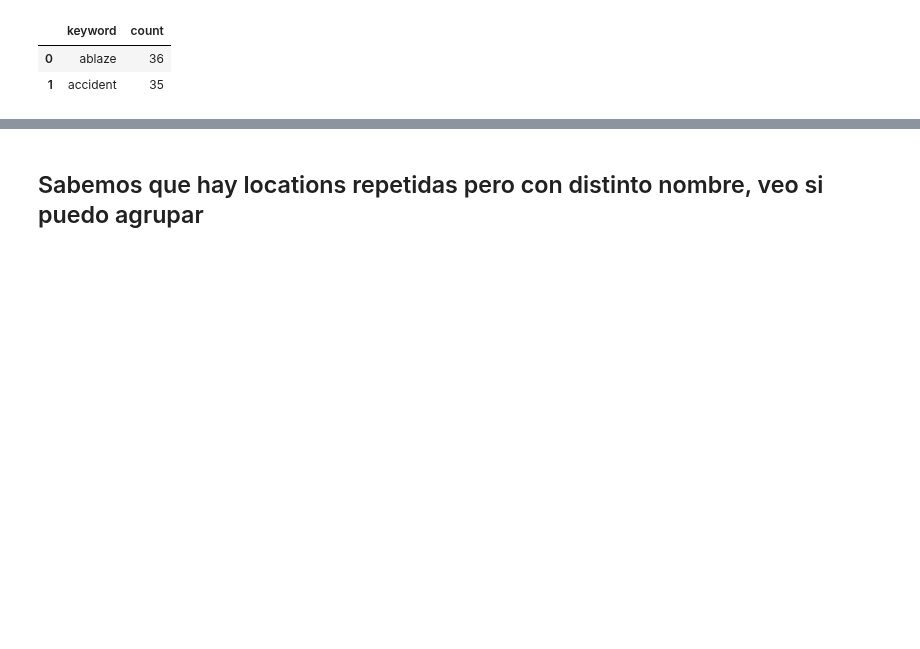
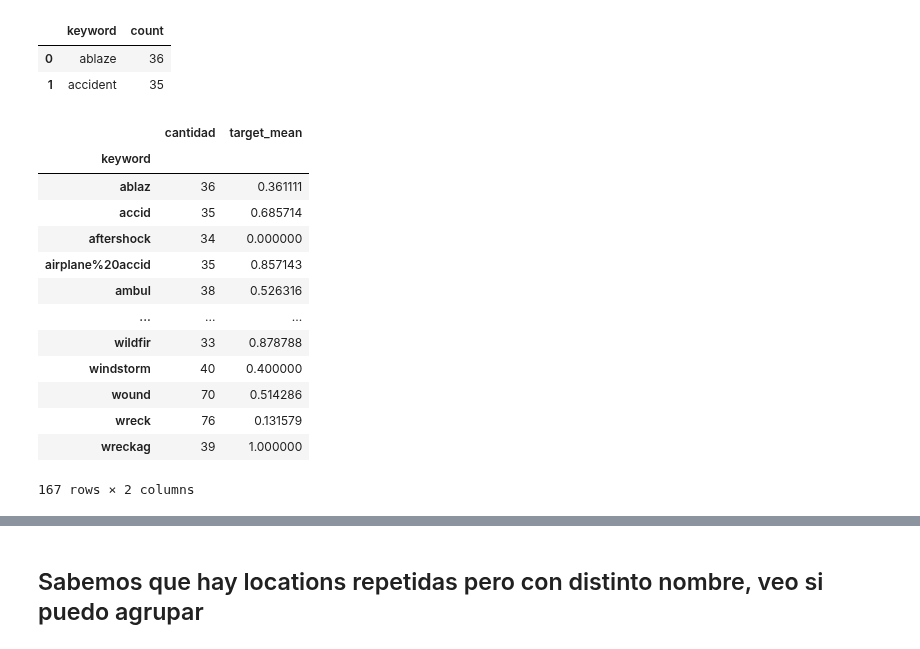
Before and after one commit to andi-carretero/TP2_Datos, a Jupyter notebook: Data_cleanner_con_stemming_en_textos.ipynb, the cells around one changed output, grey strips where cells are left out. Saved outputs shown, nothing was run; the diff lists cells and outputs as text; code cells hidden in the pictures; blank space fills up the shorter version.

```diff
--- a/Data_cleanner_con_stemming_en_textos.ipynb
+++ b/Data_cleanner_con_stemming_en_textos.ipynb
@@ -231,3 +231,22 @@ train_limpio["keyword"] = train_limpio['keyword'].apply(lambda x: ' '.join([stem
 # %%
 test_limpio['keyword'] = test_limpio['keyword'].replace({ np.nan:'null'})
 test_limpio["keyword"] = test_limpio['keyword'].apply(lambda x: ' '.join([stemmer.stem(y) for y in x.split(' ')]))
+# %%
+keywords = train_limpio.groupby('keyword').agg({'target':['count','mean']})
+keywords.columns=['cantidad','target_mean']
+keywords
+# %% [output]
+|  | cantidad | target_mean |
+| keyword |  |  |
+| ablaz | 36 | 0.361111 |
+| accid | 35 | 0.685714 |
+| aftershock | 34 | 0.000000 |
+| airplane%20accid | 35 | 0.857143 |
+| ambul | 38 | 0.526316 |
+| ... | ... | ... |
+| wildfir | 33 | 0.878788 |
+| windstorm | 40 | 0.400000 |
+| wound | 70 | 0.514286 |
+| wreck | 76 | 0.131579 |
+| wreckag | 39 | 1.000000 |
+167 rows × 2 columns
```
Also changed, not shown: parts of 13 cells of this notebook.
